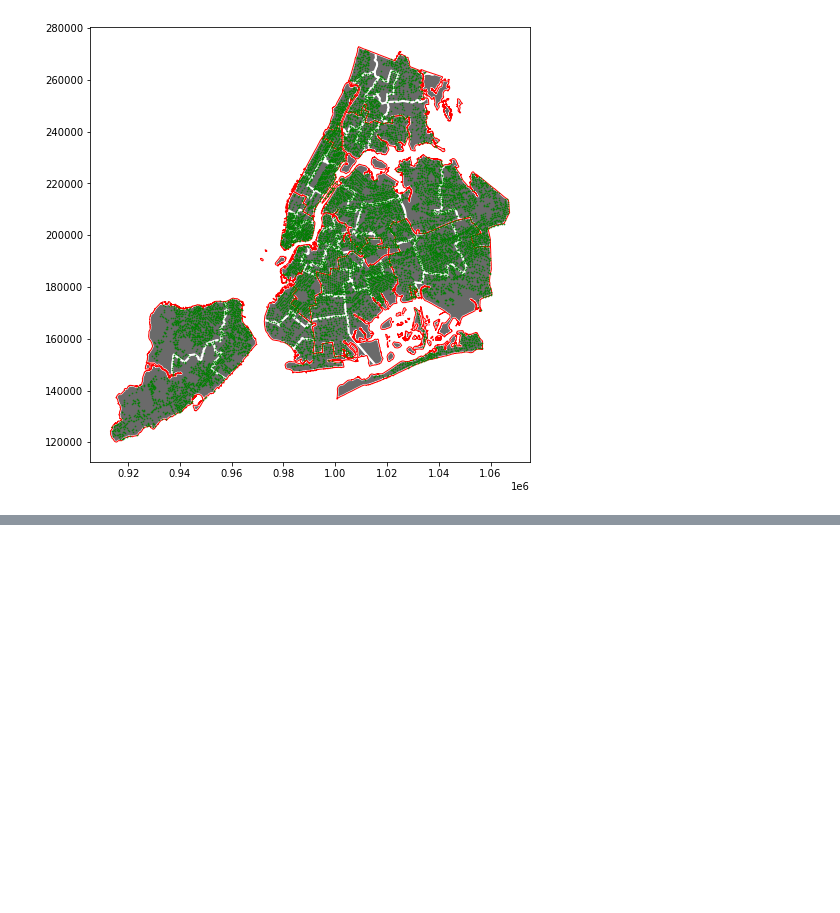
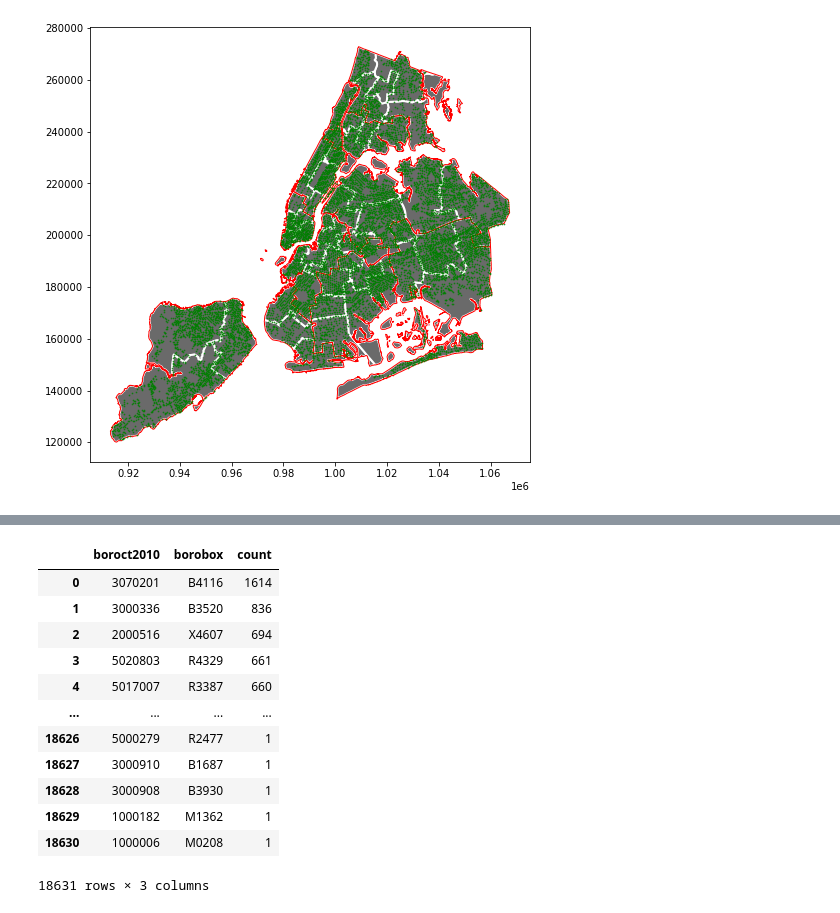
Before and after one commit to KaiElwood/machine-learning-final, a Jupyter notebook: code/00a_calculate_catchment.ipynb, the cells around one changed output, grey strips where cells are left out. Cells and saved outputs as stored; diff of their text form; code cells hidden in the pictures; blank space fills up the shorter version.

```diff
--- a/code/00a_calculate_catchment.ipynb
+++ b/code/00a_calculate_catchment.ipynb
@@ -124,0 +143,17 @@ pluto_borobox.to_file(os.join(out, "pluto_borobox.geojson"), driver = "GeoJSON")
+# %%
+plutobox_ct_count= plutobox_ct.value_counts(['boroct2010', 'borobox']).rename('count').reset_index()
+plutobox_ct_count
+# %% [output]
+|  | boroct2010 | borobox | count |
+| 0 | 3070201 | B4116 | 1614 |
+| 1 | 3000336 | B3520 | 836 |
+| 2 | 2000516 | X4607 | 694 |
+| 3 | 5020803 | R4329 | 661 |
+| 4 | 5017007 | R3387 | 660 |
+| ... | ... | ... | ... |
+| 18626 | 5000279 | R2477 | 1 |
+| 18627 | 3000910 | B1687 | 1 |
+| 18628 | 3000908 | B3930 | 1 |
+| 18629 | 1000182 | M1362 | 1 |
+| 18630 | 1000006 | M0208 | 1 |
+18631 rows × 3 columns
```
Also changed, not shown: parts of 9 cells of this notebook, 2 other files.
